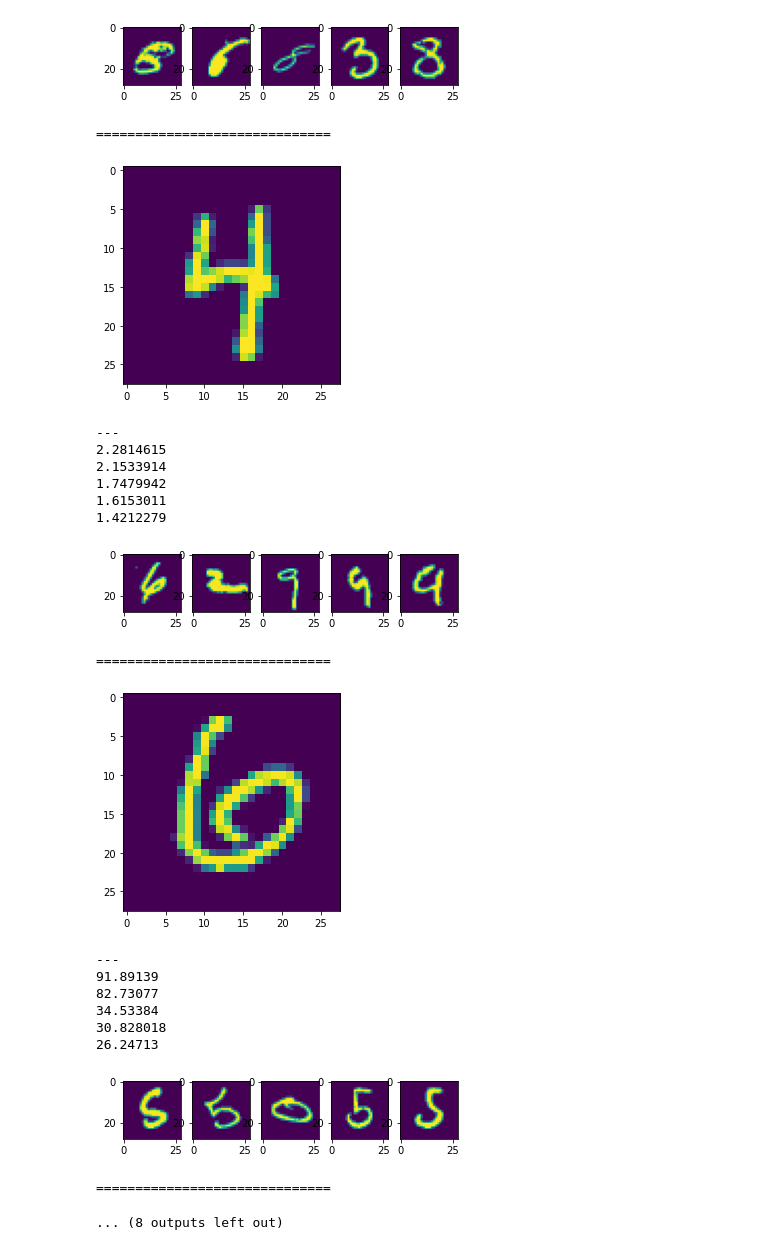
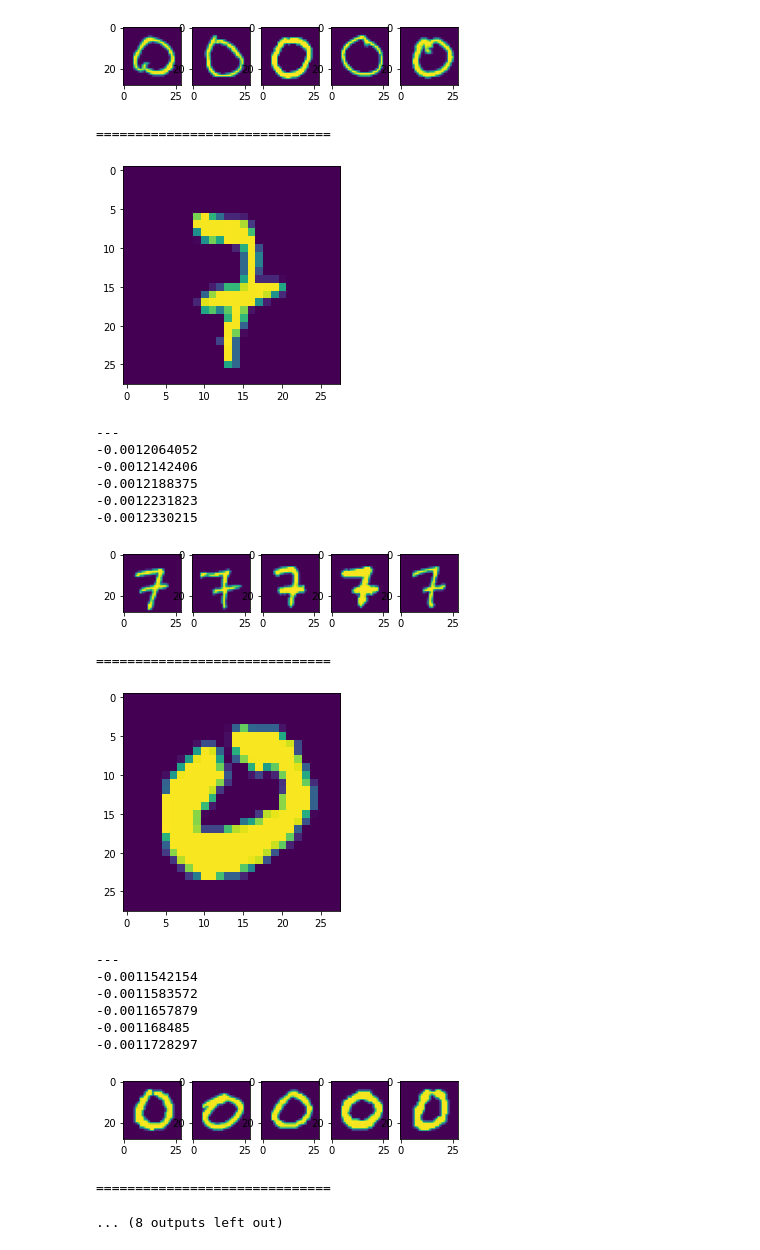
Before and after one commit to successar/instance_attributions_NLP, a Jupyter notebook: check_influence_mnist.ipynb, the cells around one changed output. Drawn from its saved outputs; the diff is of its cells as text; code cells hidden in the pictures.

Commit message:
update influence for softmax

```diff
--- a/check_influence_mnist.ipynb
+++ b/check_influence_mnist.ipynb
@@ -2,5 +2,6 @@
 import numpy as np
 import json
 # %%
-influence_values = np.load('outputs/MNIST/test/image_classifier/influence_function_softmax/influence_values.npy')
-training_idx, validation_idx = [json.load(open(f'outputs/MNIST/test/image_classifier/influence_function_softmax/{x}_idx.json')) for x in ['training', 'validation']]
+influence_values = np.load('outputs/MNIST/test/image_classifier/influence_function_softmax/use_hessian:True,norm_grad:True/influence_values.npy')
+influence_values_rep = np.load('outputs/MNIST/test/image_classifier/representer_points_with_sec/influence_values.npy')
+training_idx, validation_idx = [json.load(open(f'outputs/MNIST/test/image_classifier/influence_function_softmax/use_hessian:False/{x}_idx.json')) for x in ['training', 'validation']]
@@ -20,7 +48,7 @@ for i in range(5) :
     plt.show()
     print("---")
     vals = influence_values[i, :]
-    top = np.argsort(vals)[-5:]
+    top = np.argsort(vals)[:5]
     fig = plt.figure()
     for k, j in enumerate(top[::-1]) :
         print(vals[j])
@@ -39,22 +67,22 @@ for i in range(5) :
-[figure, old version]
+[figure, new version]
 ==============================
-[figure, old version]
+[figure, new version]
 ---
-2.2814615
-2.1533914
-1.7479942
-1.6153011
-1.4212279
+-0.0012064052
+-0.0012142406
+-0.0012188375
+-0.0012231823
+-0.0012330215
-[figure, old version]
+[figure, new version]
 ==============================
-[figure, old version]
+[figure, new version]
 ---
-91.89139
-82.73077
-34.53384
-30.828018
-26.24713
+-0.0011542154
+-0.0011583572
+-0.0011657879
+-0.001168485
+-0.0011728297
-[figure, old version]
+[figure, new version]
 ==============================
 ... (8 outputs left out)
 # %%
```
Also changed, not shown: parts of 6 cells of this notebook, 2 other files.
